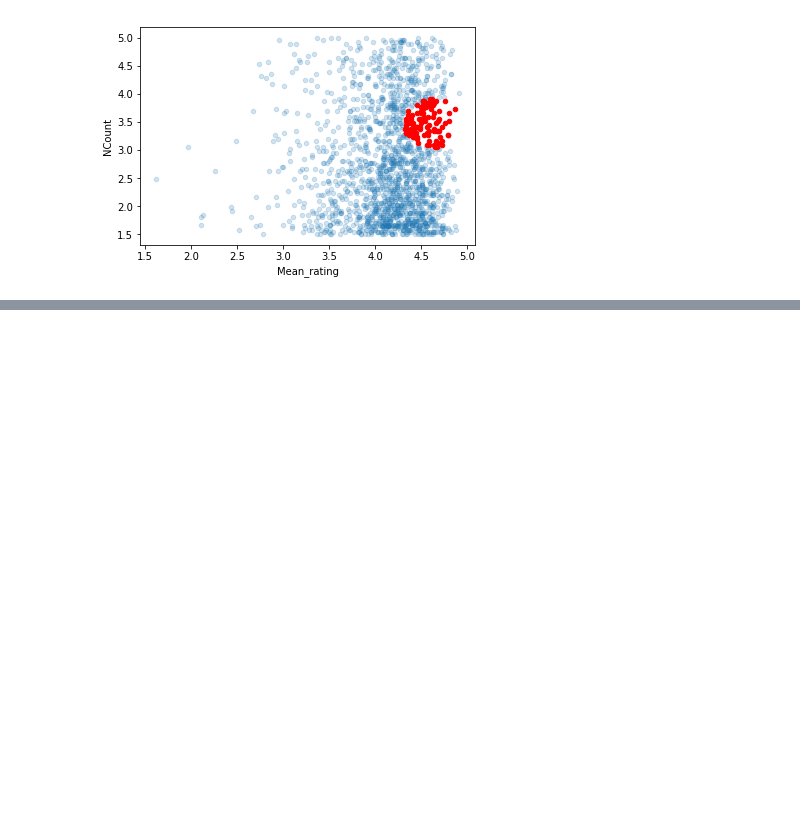
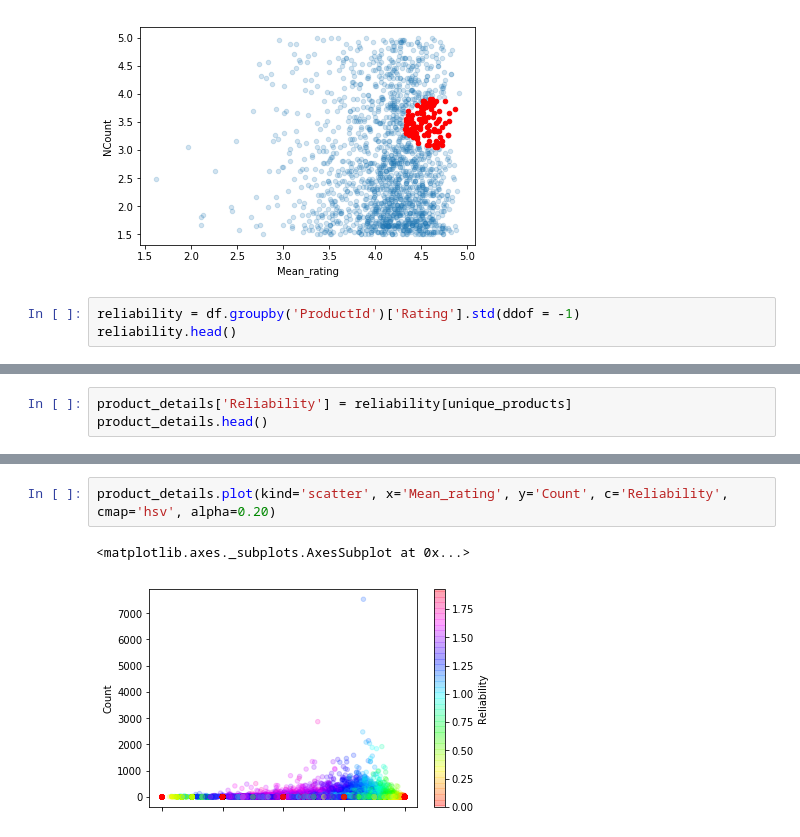
Before and after one commit to nishnash54/RecOmax, a Jupyter notebook: Online/recomendation_system.ipynb, the cells around one changed output, grey strips where cells are left out. Cells and saved outputs as stored; diff of their text form; blank space fills up the shorter version.

Commit message:
Reliability factor

```diff
--- a/Online/recomendation_system.ipynb
+++ b/Online/recomendation_system.ipynb
@@ -392,3 +392,6 @@ test_data.iloc[neigh[0]].plot(kind='scatter', x='Mean_rating', y='NCount', color
 # %% [output]
 <matplotlib.axes._subplots.AxesSubplot at 0x...>
 [figure]
+# %%
+reliability = df.groupby('ProductId')['Rating'].std(ddof = -1)
+reliability.head()
@@ -394,0 +406,3 @@ test_data.iloc[neigh[0]].plot(kind='scatter', x='Mean_rating', y='NCount', color
+# %%
+product_details['Reliability'] = reliability[unique_products]
+product_details.head()
@@ -394,0 +455,5 @@ test_data.iloc[neigh[0]].plot(kind='scatter', x='Mean_rating', y='NCount', color
+# %%
+product_details.plot(kind='scatter', x='Mean_rating', y='Count', c='Reliability', cmap='hsv', alpha=0.20)
+# %% [output]
+<matplotlib.axes._subplots.AxesSubplot at 0x...>
+[figure, added]
```
Also changed, not shown: parts of 11 cells of this notebook.
